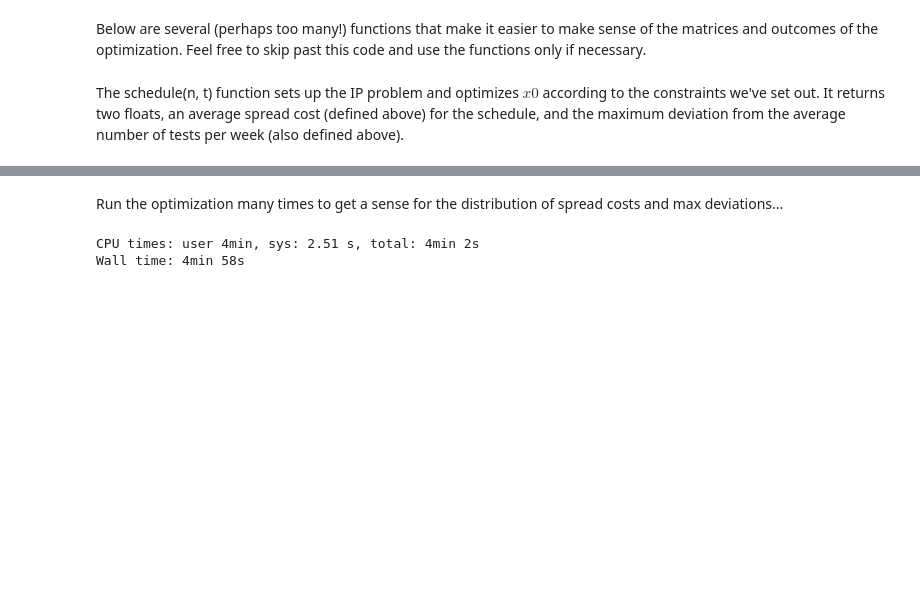
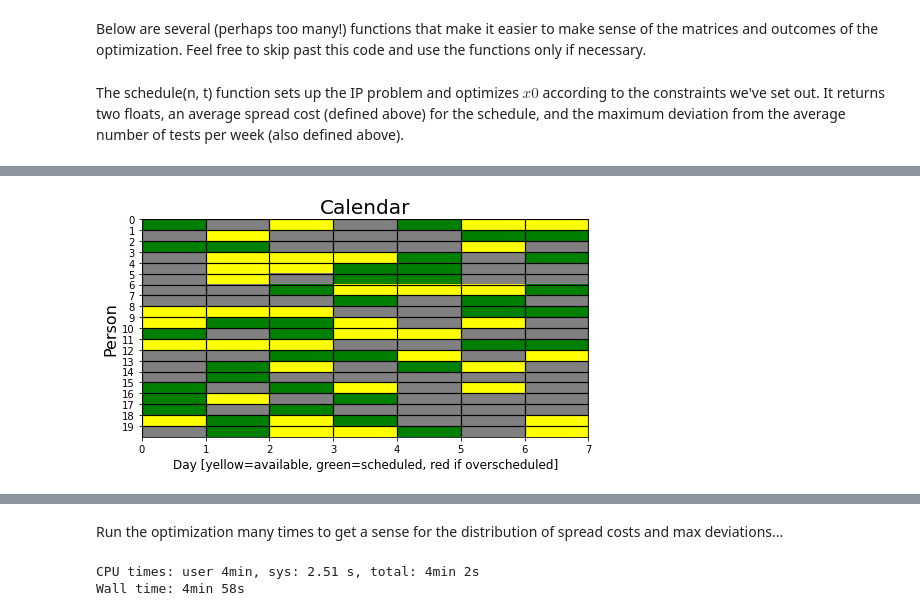
Before and after one commit to mggg/covid-scheduling, a Jupyter notebook: linear_program.ipynb, the cells around one changed output, grey strips where cells are left out. Cells and saved outputs as stored; diff of their text form; code cells hidden in the pictures; blank space fills up the shorter version.

```diff
--- a/linear_program.ipynb
+++ b/linear_program.ipynb
@@ -249,0 +305,4 @@ def schedule(number_of_people, tests_per_week):
+# %%
+displayOverlay(overlay)
+# %% [output]
+[figure, added]
```
Also changed, not shown: parts of 21 cells of this notebook.
